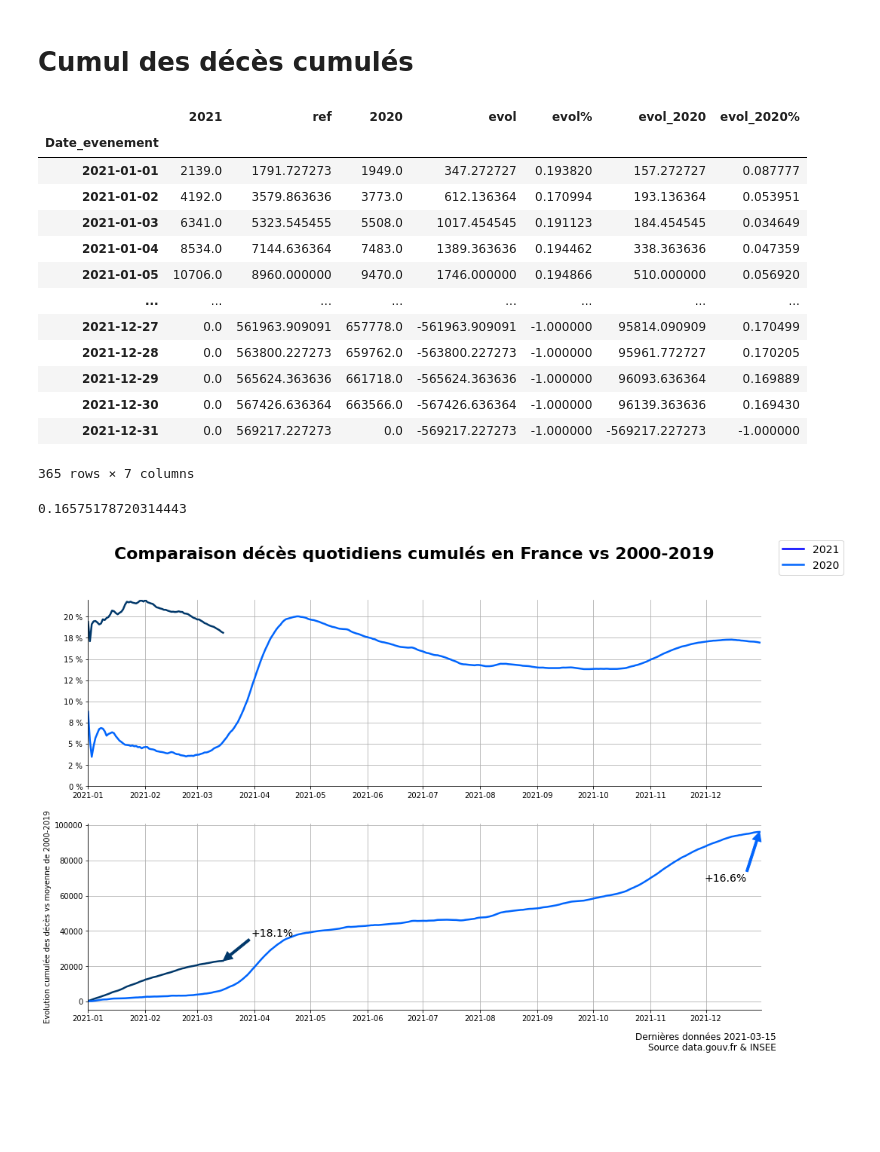
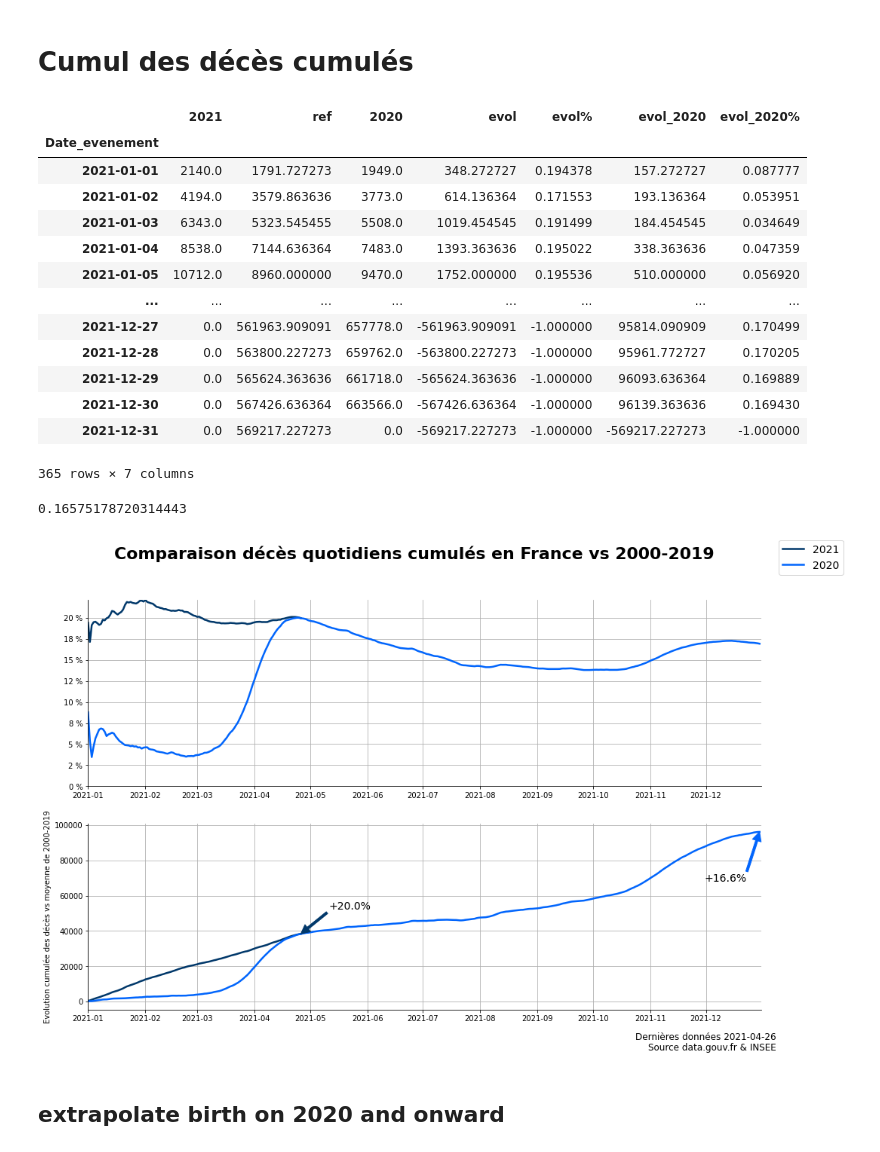
Before and after one commit to makiwara-fr/covid19-analyse, a Jupyter notebook: fr_deaths-2021.ipynb, the cells around one changed output. Cells and saved outputs as stored; diff of their text form; code cells hidden in the pictures; blank space fills up the shorter version.

```diff
--- a/fr_deaths-2021.ipynb
+++ b/fr_deaths-2021.ipynb
@@ -18,7 +18,7 @@ t0 = datetime.now()
 # %%
 # Data from insee
 # https://insee.fr/fr/statistiques/4487988?sommaire=4487854
-insee_file = "2021-03-26_deces_quotidiens_departement_csv.csv"
+insee_file = "2021-05-07_deces_quotidiens_departement_csv.csv"
 df_insee = pd.read_csv("./Data_FR_Deaths/" + insee_file, delimiter=";", index_col="Date_evenement", encoding='iso-8859-1')
 df_insee.drop(["Communes_a_envoi_dematerialise_Deces2019","Total_deces_2019"],axis=1,inplace=True)
 df_insee
@@ -606,11 +606,11 @@ augmentation_cum
 # %% [output]
 |  | 2021 | ref | 2020 | evol | evol% | evol_2020 | evol_2020% |
 | Date_evenement |  |  |  |  |  |  |  |
-| 2021-01-01 | 2139.0 | 1791.727273 | 1949.0 | 347.272727 | 0.193820 | 157.272727 | 0.087777 |
-| 2021-01-02 | 4192.0 | 3579.863636 | 3773.0 | 612.136364 | 0.170994 | 193.136364 | 0.053951 |
-| 2021-01-03 | 6341.0 | 5323.545455 | 5508.0 | 1017.454545 | 0.191123 | 184.454545 | 0.034649 |
-| 2021-01-04 | 8534.0 | 7144.636364 | 7483.0 | 1389.363636 | 0.194462 | 338.363636 | 0.047359 |
-| 2021-01-05 | 10706.0 | 8960.000000 | 9470.0 | 1746.000000 | 0.194866 | 510.000000 | 0.056920 |
+| 2021-01-01 | 2140.0 | 1791.727273 | 1949.0 | 348.272727 | 0.194378 | 157.272727 | 0.087777 |
+| 2021-01-02 | 4194.0 | 3579.863636 | 3773.0 | 614.136364 | 0.171553 | 193.136364 | 0.053951 |
+| 2021-01-03 | 6343.0 | 5323.545455 | 5508.0 | 1019.454545 | 0.191499 | 184.454545 | 0.034649 |
+| 2021-01-04 | 8538.0 | 7144.636364 | 7483.0 | 1393.363636 | 0.195022 | 338.363636 | 0.047359 |
+| 2021-01-05 | 10712.0 | 8960.000000 | 9470.0 | 1752.000000 | 0.195536 | 510.000000 | 0.056920 |
 | ... | ... | ... | ... | ... | ... | ... | ... |
 | 2021-12-27 | 0.0 | 561963.909091 | 657778.0 | -561963.909091 | -1.000000 | 95814.090909 | 0.170499 |
 | 2021-12-28 | 0.0 | 563800.227273 | 659762.0 | -563800.227273 | -1.000000 | 95961.772727 | 0.170205 |
@@ -704,32 +704,34 @@ ax_cum[1].margins(0.05)
 ax_cum[1].set_xlim([pd.to_datetime('2021-01-01'),pd.to_datetime('2021-12-31')])
 #ax_cum.set_yticklabels([f"{t:,.0f} ".replace(","," ") for t in ax_cum.get_yticks()])
 
 
 # Info de la figure entière
 # #########################
 
 fig_cum.suptitle("Comparaison décès quotidiens cumulés en France vs 2000-2019", fontsize=22,  fontweight = 'bold',horizontalalignment='center')
 
 
 fig_cum.text(0.755, 0.07, f"Dernières données {derniere_photo}", fontsize=12)
 fig_cum.text(0.77, 0.05, "Source data.gouv.fr & INSEE", fontsize=12)
 
 
 # Commentaires
 position_fleche_v2(ax_cum[1], augmentation_cum['evol'], derniere_augmentation_cum,max_date, 'xkcd:marine blue')
 position_fleche_v2(ax_cum[1], augmentation_cum['evol_2020'][:-1], derniere_augmentation_cum_2020,np.datetime64('2021-12-30'), 'xkcd:bright blue')
 
 
 # define legend
 # #############
 legend_elements = [#Line2D([0], [0], color='blue', lw=1, label='2021'),
-                   Line2D([0], [0], color='blue', lw=2.5, label='2021'),
+                   Line2D([0], [0], color='xkcd:marine blue', lw=2.5, label='2021'),
                    Line2D([0], [0], color='xkcd:bright blue', lw=2.5, label='2020'),
 
                   ]
 fig_cum.legend(handles=legend_elements, fontsize=14)
 
 
 fig_cum.savefig("deces_cum_fr-2021-"+ str(date.today()) +".png")
 # %% [output]
-[figure, old version]
+[figure, new version]
+# %% [markdown]
+## extrapolate birth on 2020 and onward
```
Also changed, not shown: parts of 37 cells of this notebook.
